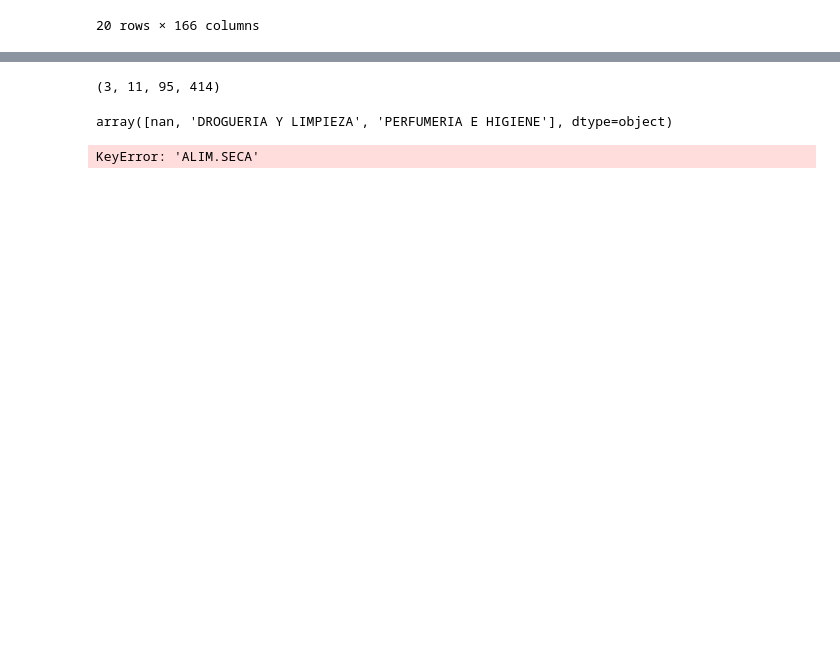
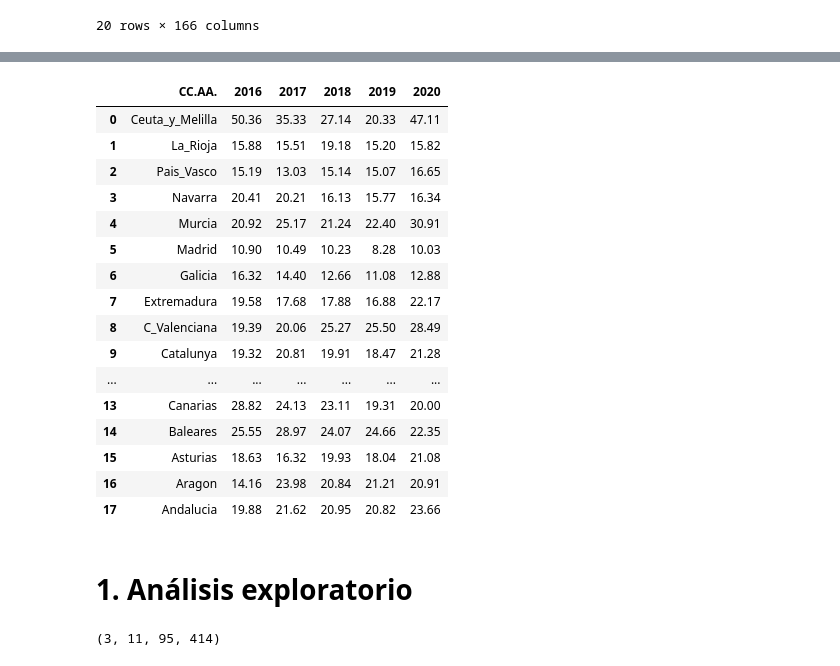
Before and after one commit to jftamaral/DSC-TFM-ImpactoAlimentacionSaludPersonas, a Jupyter notebook: TFM - Impacto de la alimentación sobre la salud de las personas.ipynb, the cells around one changed output, grey strips where cells are left out. Saved outputs shown, nothing was run; the diff lists cells and outputs as text; code cells hidden in the pictures; blank space fills up the shorter version.

```diff
--- a/TFM - Impacto de la alimentación sobre la salud de las personas.ipynb
+++ b/TFM - Impacto de la alimentación sobre la salud de las personas.ipynb
@@ -87,3 +112,29 @@ df_comunidades.head(20)
+# %%
+PATH_ENFERMEDADES = './data/enfermedades/'
+# %%
+df_diabetes = pd.read_excel(PATH_ENFERMEDADES + 'diabetes.xlsx', skiprows=1)
+# %%
+df_diabetes
+# %% [output]
+|  | CC.AA. | 2016 | 2017 | 2018 | 2019 | 2020 |
+| 0 | Ceuta_y_Melilla | 50.36 | 35.33 | 27.14 | 20.33 | 47.11 |
+| 1 | La_Rioja | 15.88 | 15.51 | 19.18 | 15.20 | 15.82 |
+| 2 | Pais_Vasco | 15.19 | 13.03 | 15.14 | 15.07 | 16.65 |
+| 3 | Navarra | 20.41 | 20.21 | 16.13 | 15.77 | 16.34 |
+| 4 | Murcia | 20.92 | 25.17 | 21.24 | 22.40 | 30.91 |
+| 5 | Madrid | 10.90 | 10.49 | 10.23 | 8.28 | 10.03 |
+| 6 | Galicia | 16.32 | 14.40 | 12.66 | 11.08 | 12.88 |
+| 7 | Extremadura | 19.58 | 17.68 | 17.88 | 16.88 | 22.17 |
+| 8 | C_Valenciana | 19.39 | 20.06 | 25.27 | 25.50 | 28.49 |
+| 9 | Catalunya | 19.32 | 20.81 | 19.91 | 18.47 | 21.28 |
+| ... | ... | ... | ... | ... | ... | ... |
+| 13 | Canarias | 28.82 | 24.13 | 23.11 | 19.31 | 20.00 |
+| 14 | Baleares | 25.55 | 28.97 | 24.07 | 24.66 | 22.35 |
+| 15 | Asturias | 18.63 | 16.32 | 19.93 | 18.04 | 21.08 |
+| 16 | Aragon | 14.16 | 23.98 | 20.84 | 21.21 | 20.91 |
+| 17 | Andalucia | 19.88 | 21.62 | 20.95 | 20.82 | 23.66 |
+# %% [markdown]
+# 1. Análisis exploratorio
 # %%
 lista_sectores = list(df_comunidades[~df_comunidades['SECTOR'].isna()]['SECTOR'].unique())
 lista_secciones = list(df_comunidades[~df_comunidades['SECCION'].isna()]['SECCION'].unique())
@@ -93,20 +144,3 @@ lista_familias = list(df_comunidades[~df_comunidades['FAMILIA'].isna()]['FAMILIA
 len(lista_sectores), len(lista_secciones), len(lista_categorias), len(lista_familias)
 # %% [output]
 (3, 11, 95, 414)
-# %%
-df_comunidades[df_comunidades['SECTOR'] == lista_sectores[1]]['SECCION'].unique()
-# %% [output]
-array([nan, 'DROGUERIA Y LIMPIEZA', 'PERFUMERIA E HIGIENE'], dtype=object)
-# %%
-diccionario_esquema = {}
-
-for sector in lista_sectores:
-    categorias_sector = pd.Series(df_comunidades[df_comunidades['SECTOR'] == sector]['SECCION'].unique())
-    categorias_sector = categorias_sector[categorias_sector.notna()]
-    for categoria in categorias_sector:
-        #print(sector + ' : ' + categoria)
-        diccionario_esquema[sector] = {
-            diccionario_sector[categoria] : ''
-        }
-# %% [output]
-KeyError: 'ALIM.SECA'
```
Also changed, not shown: parts of 14 cells of this notebook.
